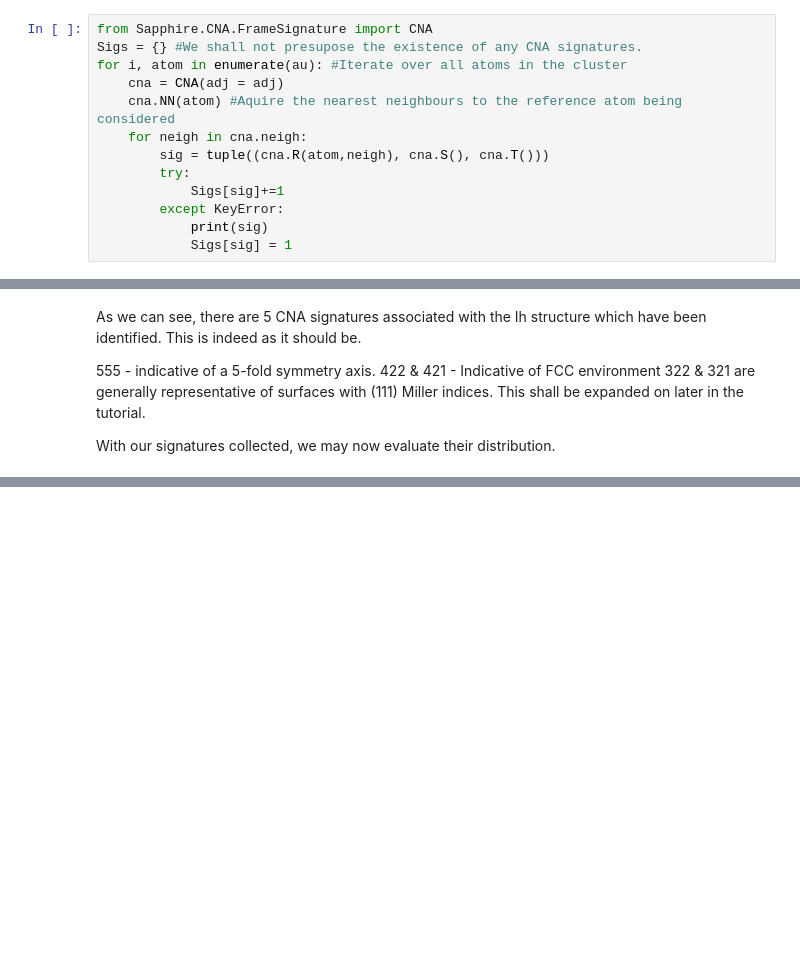
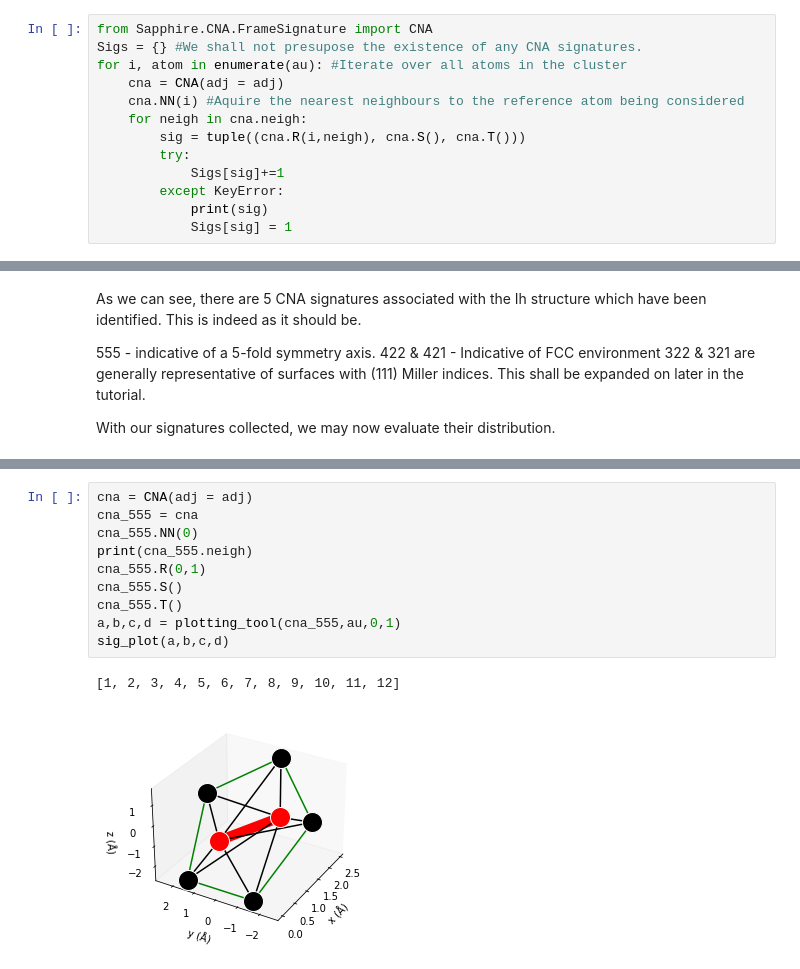
Before and after one commit to JonesRobM/Sapphire, a Jupyter notebook: main/Sapphire/Tutorials/CNA/Tutorial.ipynb, the cells around one changed output, grey strips where cells are left out. Drawn from its saved outputs; the diff is of its cells as text; blank space fills up the shorter version.

```diff
--- a/main/Sapphire/Tutorials/CNA/Tutorial.ipynb
+++ b/main/Sapphire/Tutorials/CNA/Tutorial.ipynb
@@ -47,9 +57,9 @@ from Sapphire.CNA.FrameSignature import CNA
 Sigs = {} #We shall not presupose the existence of any CNA signatures.
 for i, atom in enumerate(au): #Iterate over all atoms in the cluster
     cna = CNA(adj = adj)
-    cna.NN(atom) #Aquire the nearest neighbours to the reference atom being considered
+    cna.NN(i) #Aquire the nearest neighbours to the reference atom being considered
     for neigh in cna.neigh:
-        sig = tuple((cna.R(atom,neigh), cna.S(), cna.T()))
+        sig = tuple((cna.R(i,neigh), cna.S(), cna.T()))
         try:
             Sigs[sig]+=1
         except KeyError:
@@ -76,0 +168,13 @@ plt.ylabel('Counts')
+# %%
+cna = CNA(adj = adj)
+cna_555 = cna
+cna_555.NN(0)
+print(cna_555.neigh)
+cna_555.R(0,1)
+cna_555.S()
+cna_555.T()
+a,b,c,d = plotting_tool(cna_555,au,0,1)
+sig_plot(a,b,c,d)
+# %% [output]
+[1, 2, 3, 4, 5, 6, 7, 8, 9, 10, 11, 12]
+[figure, added]
```
Also changed, not shown: parts of 11 cells of this notebook, 2 other files.
